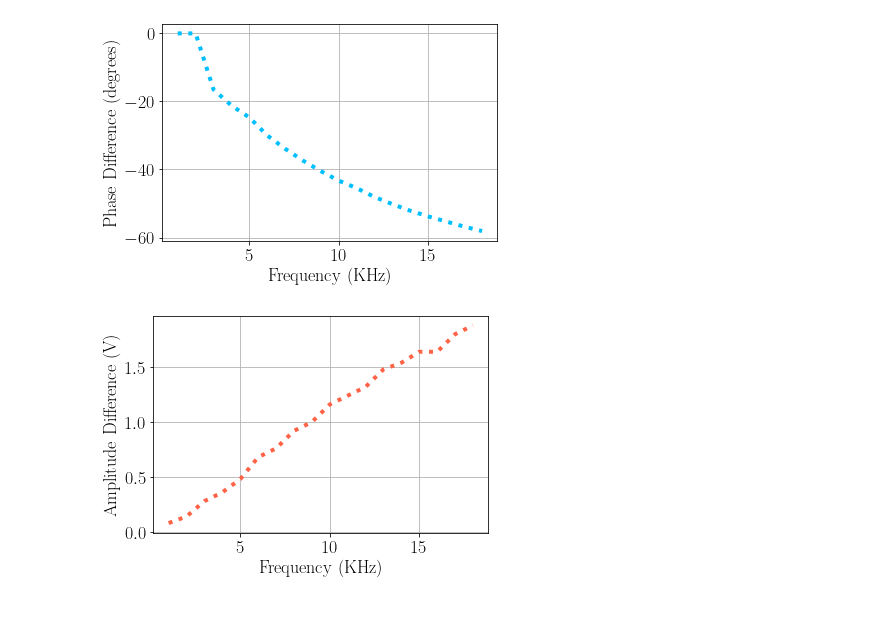
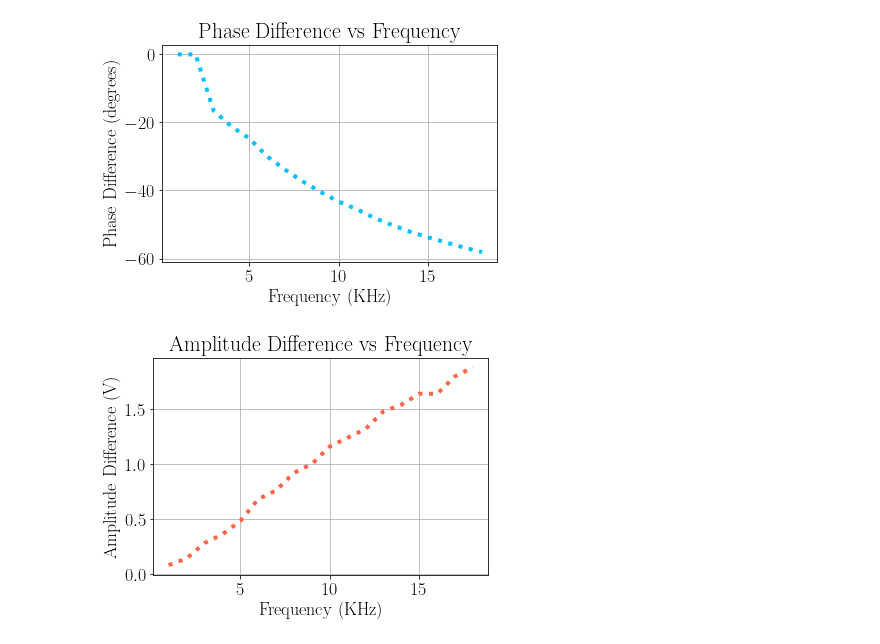
Before and after one commit to aaronkebede/PHY220, a Jupyter notebook: project-one/Read-Data.ipynb, the cells around one changed output. Saved outputs shown, nothing was run; the diff lists cells and outputs as text; code cells hidden in the pictures; blank space fills up the shorter version.

```diff
--- a/project-one/Read-Data.ipynb
+++ b/project-one/Read-Data.ipynb
@@ -30,20 +30,22 @@ sample_amp_diff   = sample[:,4]
 # %%
 #Plot the Phase Difference Against Frequency
 
 plt.plot(sample_freq,sample_phase_diff, lw=4, ls='dotted', c='deepskyblue')
 plt.grid()
+plt.title("Phase Difference vs Frequency")
 plt.xlabel("Frequency (KHz)")
 plt.ylabel("Phase Difference (degrees)")
 plt.show()
 # %% [output]
-[figure, old version]
+[figure, new version]
 # %%
 #Plot the Amplitude Difference Against Frequency
 
 plt.plot(sample_freq,sample_amp_diff,lw=4, ls='dotted', color='tomato')
 plt.grid()
+plt.title("Amplitude Difference vs Frequency")
 plt.xlabel("Frequency (KHz)")
 plt.ylabel("Amplitude Difference (V)")
 plt.show()
 # %% [output]
-[figure, old version]
+[figure, new version]
```
Also changed, not shown: 1 other file.
